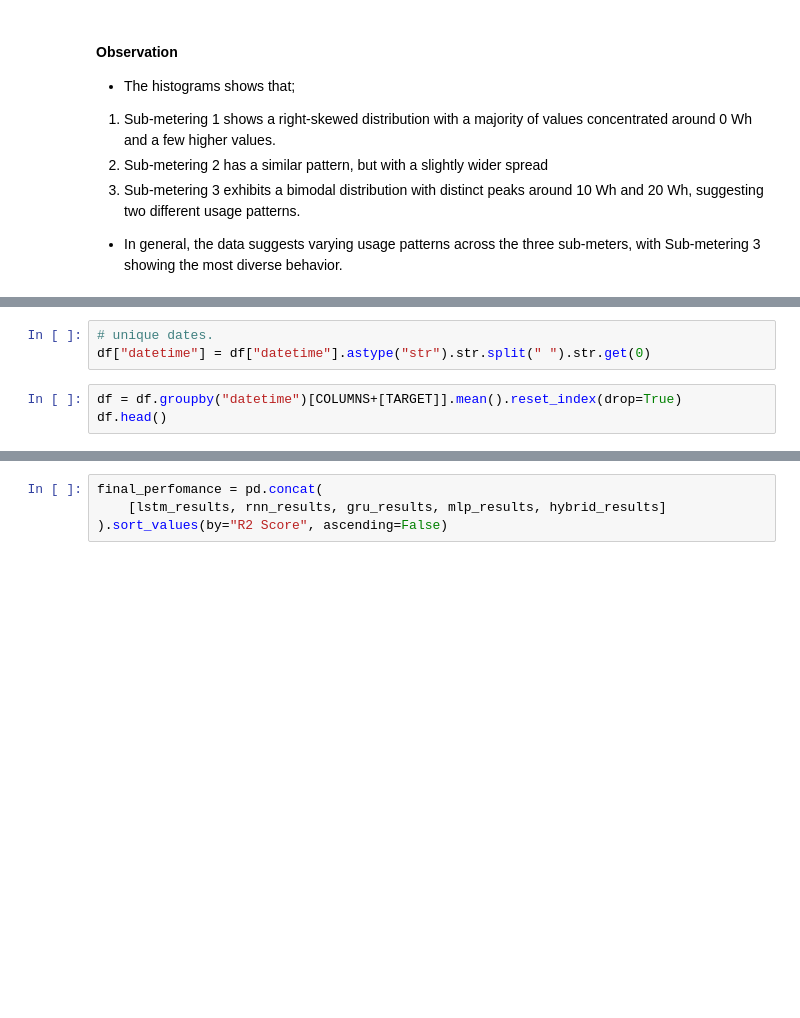
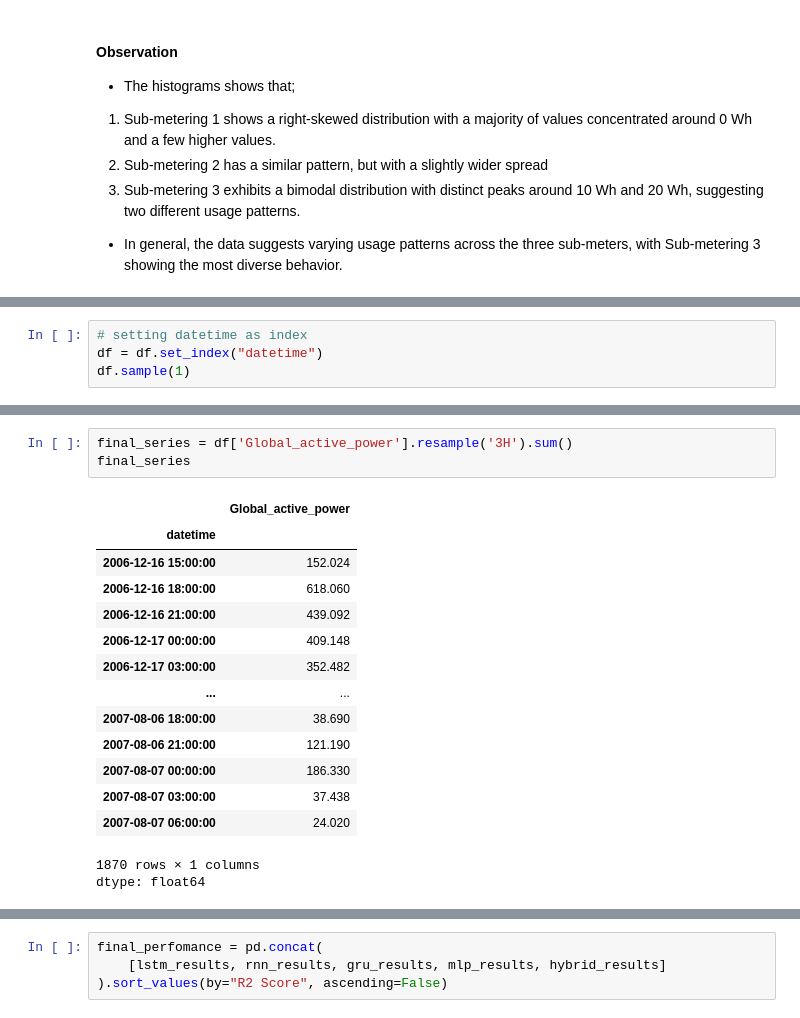
Before and after one commit to SainavyaGadde/DataScienceFinalProject, a Jupyter notebook: data_science_project.ipynb, the cells around one changed output, grey strips where cells are left out. Drawn from its saved outputs; the diff is of its cells as text; blank space fills up the shorter version.

```diff
--- a/data_science_project.ipynb
+++ b/data_science_project.ipynb
@@ -696,6 +722,0 @@ TARGET = "Global_active_power"
-# %%
-# unique dates.
-df["datetime"] = df["datetime"].astype("str").str.split(" ").str.get(0)
-# %%
-df = df.groupby("datetime")[COLUMNS+[TARGET]].mean().reset_index(drop=True)
-df.head()
@@ -1185,0 +767,4 @@ Epoch 40/40 Train Loss: 0.04448 Train rmse: 0.21239  Val Loss 0.07902  val rmse
+# %%
+# setting datetime as index
+df = df.set_index("datetime")
+df.sample(1)
@@ -1185,0 +775,19 @@ Epoch 40/40 Train Loss: 0.04448 Train rmse: 0.21239  Val Loss 0.07902  val rmse
+# %%
+final_series = df['Global_active_power'].resample('3H').sum()
+final_series
+# %% [output]
+|  | Global_active_power |
+| datetime |  |
+| 2006-12-16 15:00:00 | 152.024 |
+| 2006-12-16 18:00:00 | 618.060 |
+| 2006-12-16 21:00:00 | 439.092 |
+| 2006-12-17 00:00:00 | 409.148 |
+| 2006-12-17 03:00:00 | 352.482 |
+| ... | ... |
+| 2007-08-06 18:00:00 | 38.690 |
+| 2007-08-06 21:00:00 | 121.190 |
+| 2007-08-07 00:00:00 | 186.330 |
+| 2007-08-07 03:00:00 | 37.438 |
+| 2007-08-07 06:00:00 | 24.020 |
+1870 rows × 1 columns
+dtype: float64
```
Also changed, not shown: parts of 133 cells of this notebook.
